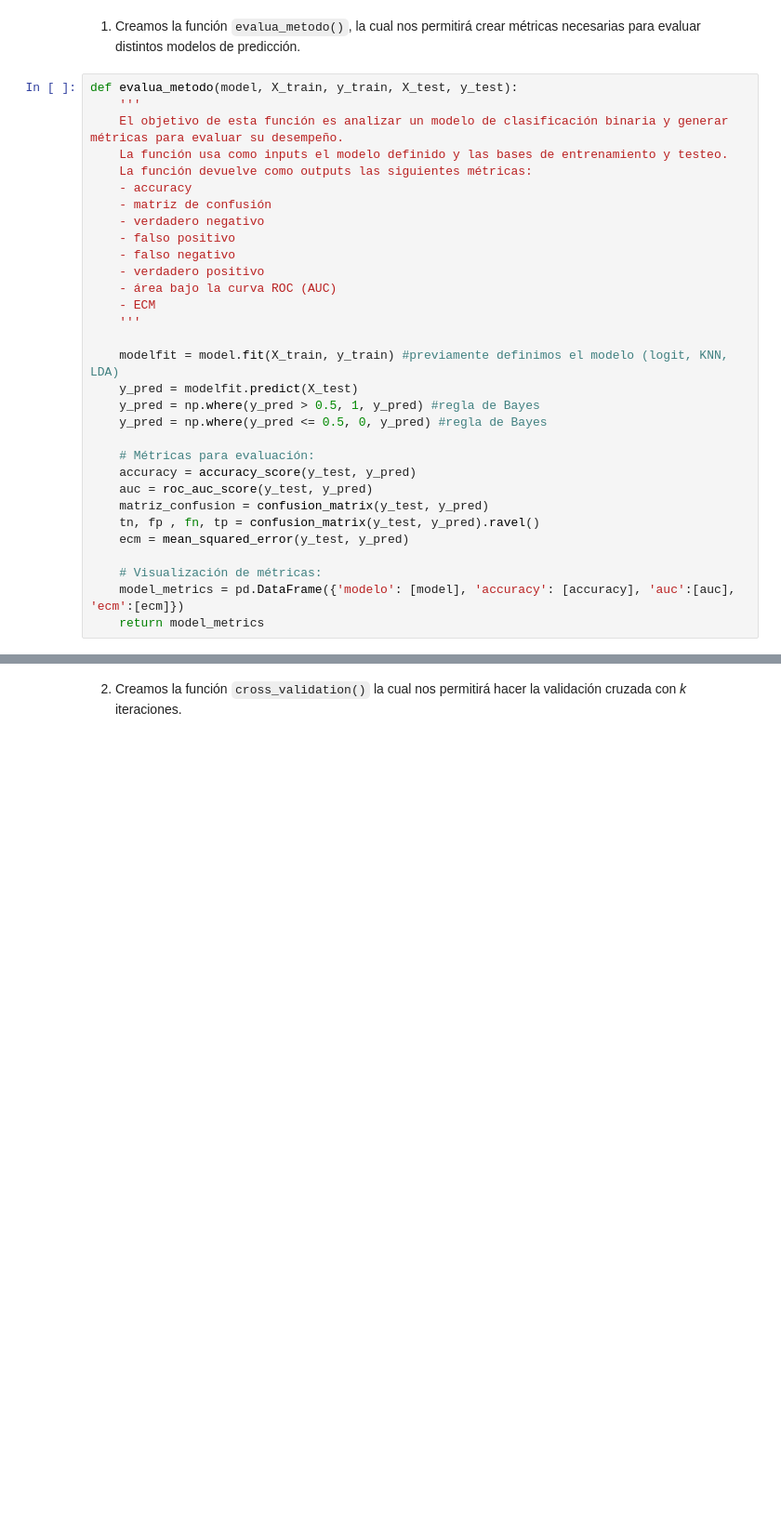
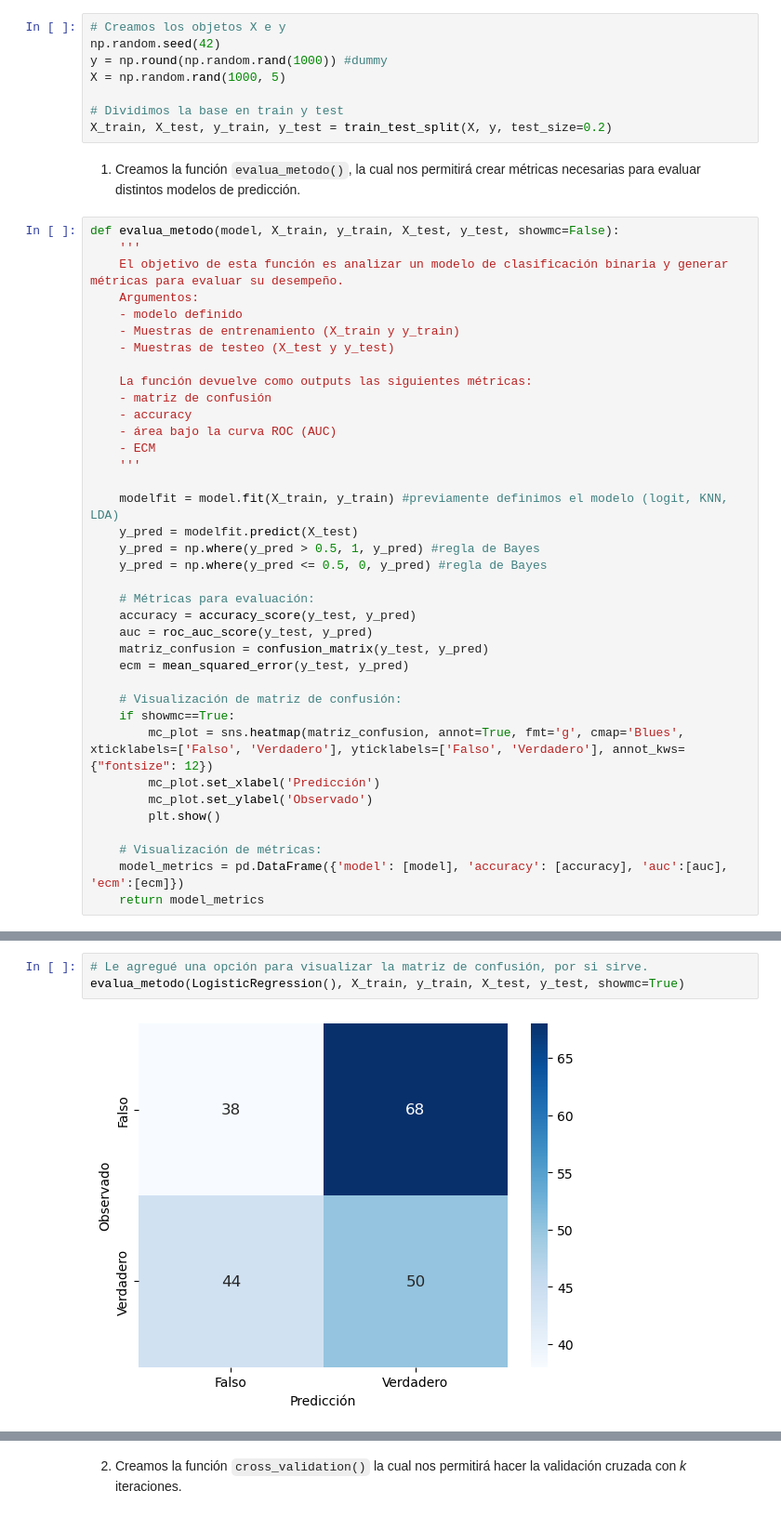
Before and after one commit to rmcondor/big-data-tp3, a Jupyter notebook: codes/TP3_Code_Parte 2.ipynb, the cells around one changed output, grey strips where cells are left out. Shown at 93% size. Cells and saved outputs as stored; diff of their text form; blank space fills up the shorter version.

```diff
--- a/codes/TP3_Code_Parte 2.ipynb
+++ b/codes/TP3_Code_Parte 2.ipynb
@@ -406,17 +422,25 @@ Tasa de pobreza para el GBA: 32.878420127960986
+# %%
+# Creamos los objetos X e y
+np.random.seed(42)
+y = np.round(np.random.rand(1000)) #dummy
+X = np.random.rand(1000, 5)
+
+# Dividimos la base en train y test
+X_train, X_test, y_train, y_test = train_test_split(X, y, test_size=0.2)
 # %% [markdown]
 1) Creamos la función `evalua_metodo()`, la cual nos permitirá crear métricas necesarias para evaluar distintos modelos de predicción.
 # %%
-def evalua_metodo(model, X_train, y_train, X_test, y_test):
+def evalua_metodo(model, X_train, y_train, X_test, y_test, showmc=False):
     '''
     El objetivo de esta función es analizar un modelo de clasificación binaria y generar métricas para evaluar su desempeño.
-    La función usa como inputs el modelo definido y las bases de entrenamiento y testeo.
+    Argumentos:
+    - modelo definido
+    - Muestras de entrenamiento (X_train y y_train)
+    - Muestras de testeo (X_test y y_test)
+
     La función devuelve como outputs las siguientes métricas:
+    - matriz de confusión
     - accuracy
-    - matriz de confusión
-    - verdadero negativo
-    - falso positivo
-    - falso negativo
-    - verdadero positivo
     - área bajo la curva ROC (AUC)
     - ECM
     '''
@@ -430,9 +454,15 @@ def evalua_metodo(model, X_train, y_train, X_test, y_test):
     accuracy = accuracy_score(y_test, y_pred)
     auc = roc_auc_score(y_test, y_pred)
     matriz_confusion = confusion_matrix(y_test, y_pred)
-    tn, fp , fn, tp = confusion_matrix(y_test, y_pred).ravel()
     ecm = mean_squared_error(y_test, y_pred)
 
+    # Visualización de matriz de confusión:
+    if showmc==True:
+        mc_plot = sns.heatmap(matriz_confusion, annot=True, fmt='g', cmap='Blues', xticklabels=['Falso', 'Verdadero'], yticklabels=['Falso', 'Verdadero'], annot_kws={"fontsize": 12})
+        mc_plot.set_xlabel('Predicción')
+        mc_plot.set_ylabel('Observado')
+        plt.show()
+
     # Visualización de métricas:
-    model_metrics = pd.DataFrame({'modelo': [model], 'accuracy': [accuracy], 'auc':[auc], 'ecm':[ecm]})
+    model_metrics = pd.DataFrame({'model': [model], 'accuracy': [accuracy], 'auc':[auc], 'ecm':[ecm]})
     return model_metrics
@@ -438,0 +476,5 @@ def evalua_metodo(model, X_train, y_train, X_test, y_test):
+# %%
+# Le agregué una opción para visualizar la matriz de confusión, por si sirve.
+evalua_metodo(LogisticRegression(), X_train, y_train, X_test, y_test, showmc=True)
+# %% [output]
+[figure, added]
```
Also changed, not shown: parts of 18 cells of this notebook.
